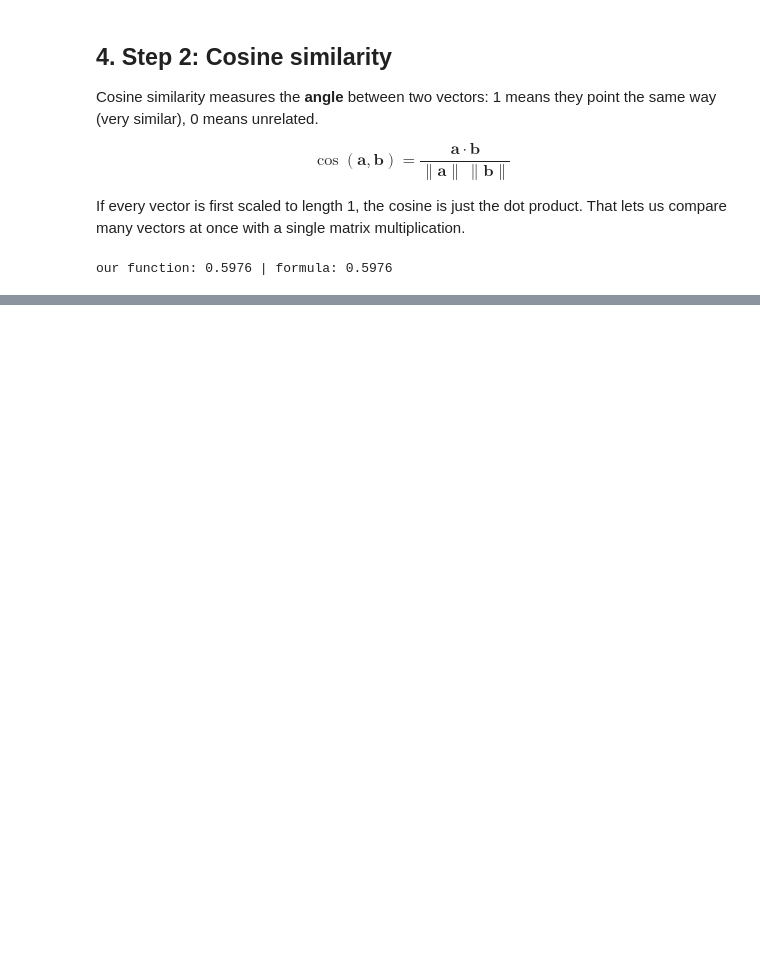
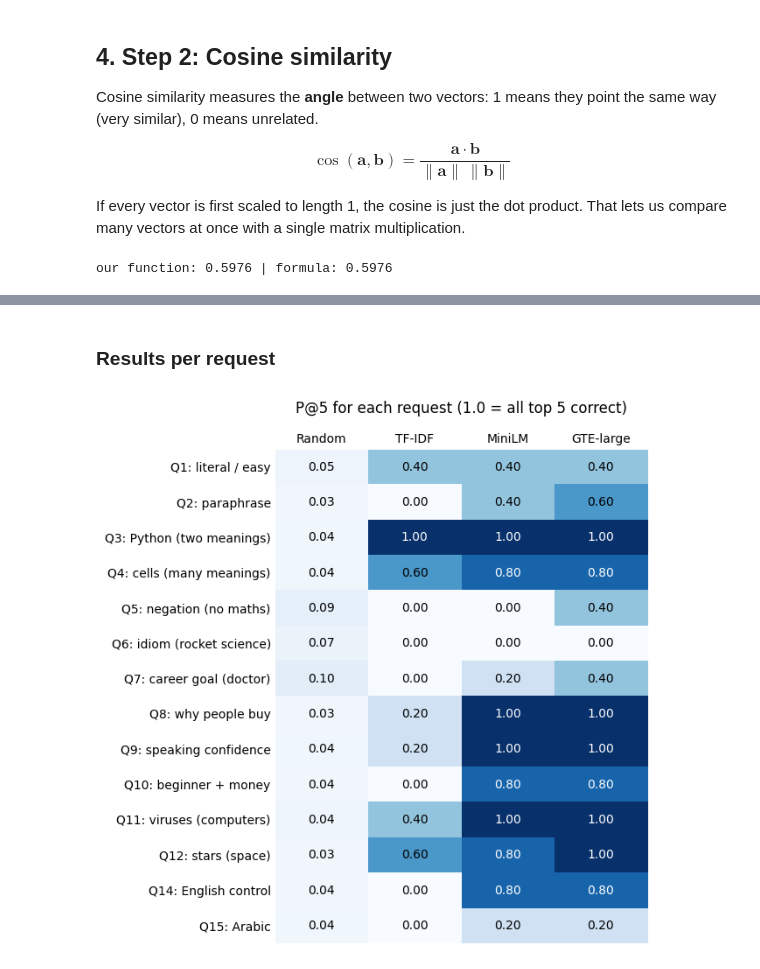
Before and after one commit to sumaiya-sultan-0008/LLM-Assigment, a Jupyter notebook: semantic_retrieval.ipynb, the cells around one changed output, grey strips where cells are left out. Cells and saved outputs as stored; diff of their text form; code cells hidden in the pictures; blank space fills up the shorter version.

```diff
--- a/semantic_retrieval.ipynb
+++ b/semantic_retrieval.ipynb
@@ -637,8 +214,0 @@ The models were trained on English text. The tokenizer output shows what they "s
-# %%
-arabic = next(q for q in queries if q["qid"] == "Q14")["query"]
-print("Arabic query:", arabic)
-print("What GTE-large sees:", transformer_models["GTE-large"].tokenizer.tokenize(arabic), "\n")
-
-display(results[results["qid"].isin(["Q13", "Q14"])].pivot(index="model", columns="qid", values="nDCG@5").loc[MODELS].round(2))
-for name in ["GTE-large", "MiniLM", "BERT"]:
-    print(f"{name:10} top 5 for the Arabic query: {', '.join(search(arabic, name)['title'])}")
@@ -787,0 +386,23 @@ search("a small act of kindness after a disaster")
+# %% [markdown]
+### Results per request
+# %%
+per_query = results.pivot(index="qid", columns="model", values="P@5")
+per_query = per_query.loc[[q["qid"] for q in scored_queries], ["Random"] + MODELS]
+labels = [f"{q['qid']}: {q['short']}" for q in scored_queries]
+
+fig, ax = plt.subplots(figsize=(6.5, 6.5))
+ax.imshow(per_query.values, cmap="Blues", vmin=0, vmax=1, aspect="auto")
+for row in range(per_query.shape[0]):
+    for col in range(per_query.shape[1]):
+        value = per_query.values[row, col]
+        ax.text(col, row, f"{value:.2f}", ha="center", va="center", color="white" if value > 0.6 else "black")
+ax.set_xticks(range(len(per_query.columns)), per_query.columns)
+ax.set_yticks(range(len(labels)), labels)
+ax.xaxis.tick_top()
+ax.tick_params(length=0)
+ax.spines[:].set_visible(False)
+ax.set_title("P@5 for each request (1.0 = all top 5 correct)", pad=30)
+plt.tight_layout()
+plt.show()
+# %% [output]
+[figure, added]
```
Also changed, not shown: parts of 62 cells of this notebook, 5 other files.
